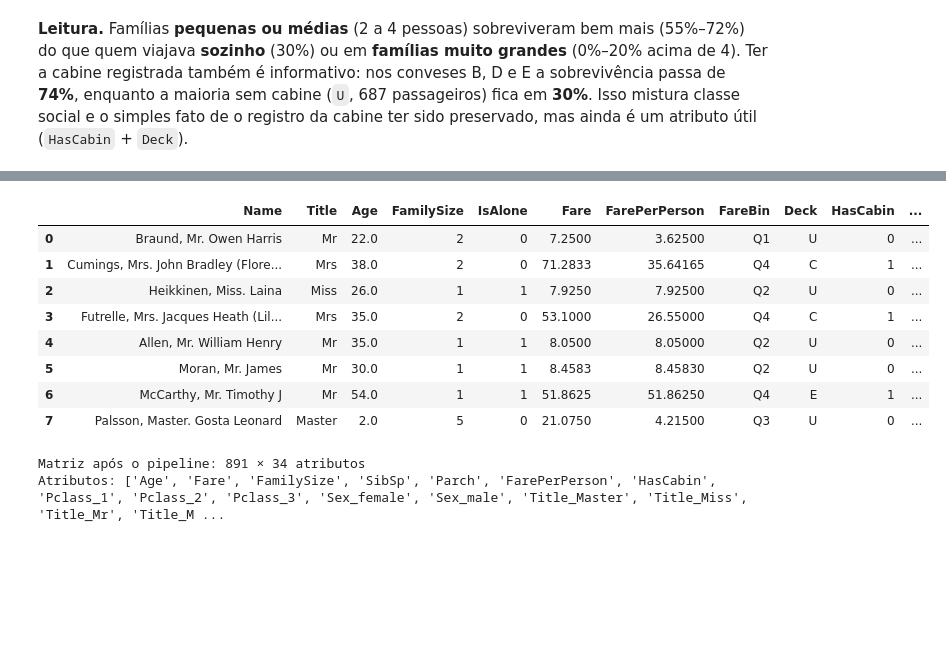
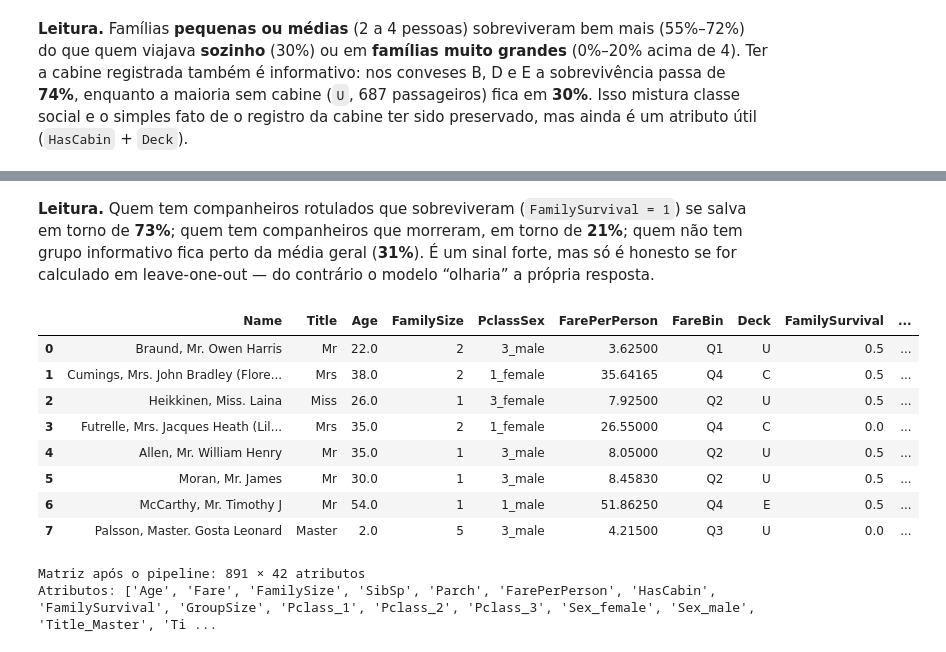
Before and after one commit to vinibrum10/kaggle-titanic, a Jupyter notebook: notebooks/titanic.ipynb, the cells around one changed output, grey strips where cells are left out. Saved outputs shown, nothing was run; the diff lists cells and outputs as text; code cells hidden in the pictures; blank space fills up the shorter version.

```diff
--- a/notebooks/titanic.ipynb
+++ b/notebooks/titanic.ipynb
@@ -300,0 +304,38 @@ Em seguida um `ColumnTransformer` padroniza as variáveis numéricas e aplica *o
+# %%
+engineer = TitanicFeatureEngineer(passenger_pool=pool).fit(X, y)
+feat_train = engineer.transform(X)
+feat_train["Survived"] = y.values
+
+fig, ax = plt.subplots(figsize=(8, 4.2))
+ordem = [0.0, 0.5, 1.0]
+rotulos = {
+    0.0: "0 — o grupo morreu",
+    0.5: "0,5 — sem companheiros rotulados",
+    1.0: "1 — alguém do grupo sobreviveu",
+}
+grupo = (
+    feat_train.groupby("FamilySurvival")["Survived"]
+    .agg(taxa="mean", n="count")
+    .reindex(ordem)
+)
+cores = [COR_DIED, COR_ACCENT, COR_SURV]
+ax.bar([rotulos[v] for v in ordem], grupo["taxa"], color=cores, width=0.6)
+ax.set_ylim(0, 1)
+ax.set_ylabel("Taxa de sobrevivência (treino, leave-one-out)")
+ax.set_title("FamilySurvival e a sobrevivência real")
+for i, v in enumerate(ordem):
+    ax.text(
+        i,
+        grupo.loc[v, "taxa"] + 0.03,
+        f"{grupo.loc[v, 'taxa']:.1%}\n(n={int(grupo.loc[v, 'n'])})",
+        ha="center",
+        va="bottom",
+    )
+fig.tight_layout()
+plt.show()
+
+print(
+    "Tamanho do grupo (treino): "
+    f"média {feat_train['GroupSize'].mean():.2f}, "
+    f"máximo {int(feat_train['GroupSize'].max())}"
+)
@@ -301,27 +345,28 @@ Em seguida um `ColumnTransformer` padroniza as variáveis numéricas e aplica *o
+# %% [markdown]
+**Leitura.** Quem tem companheiros rotulados que sobreviveram (`FamilySurvival = 1`) se salva em torno de **73%**; quem tem companheiros que morreram, em torno de **21%**; quem não tem grupo informativo fica perto da média geral (**31%**). É um sinal forte, mas só é honesto se for calculado em leave-one-out — do contrário o modelo “olharia” a própria resposta.
 # %%
-engineer = TitanicFeatureEngineer().fit(X, y)
 exemplo = engineer.transform(X.head(8))[
     [
-        "Name", "Title", "Age", "FamilySize", "IsAlone",
-        "Fare", "FarePerPerson", "FareBin", "Deck", "HasCabin", "Embarked",
+        "Name", "Title", "Age", "FamilySize", "PclassSex",
+        "FarePerPerson", "FareBin", "Deck", "FamilySurvival", "GroupSize",
     ]
 ]
 display(exemplo)
 
-prep = build_preprocessor()
+prep = build_preprocessor(passenger_pool=pool)
 Xt = prep.fit_transform(X, y)
 nomes = prep.named_steps["preprocess"].get_feature_names_out()
 print(f"Matriz após o pipeline: {Xt.shape[0]} × {Xt.shape[1]} atributos")
 print("Atributos:", list(nomes))
 # %% [output]
-|  | Name | Title | Age | FamilySize | IsAlone | Fare | FarePerPerson | FareBin | Deck | HasCabin | ... |
-| 0 | Braund, Mr. Owen Harris | Mr | 22.0 | 2 | 0 | 7.2500 | 3.62500 | Q1 | U | 0 | ... |
-| 1 | Cumings, Mrs. John Bradley (Flore... | Mrs | 38.0 | 2 | 0 | 71.2833 | 35.64165 | Q4 | C | 1 | ... |
-| 2 | Heikkinen, Miss. Laina | Miss | 26.0 | 1 | 1 | 7.9250 | 7.92500 | Q2 | U | 0 | ... |
-| 3 | Futrelle, Mrs. Jacques Heath (Lil... | Mrs | 35.0 | 2 | 0 | 53.1000 | 26.55000 | Q4 | C | 1 | ... |
-| 4 | Allen, Mr. William Henry | Mr | 35.0 | 1 | 1 | 8.0500 | 8.05000 | Q2 | U | 0 | ... |
-| 5 | Moran, Mr. James | Mr | 30.0 | 1 | 1 | 8.4583 | 8.45830 | Q2 | U | 0 | ... |
-| 6 | McCarthy, Mr. Timothy J | Mr | 54.0 | 1 | 1 | 51.8625 | 51.86250 | Q4 | E | 1 | ... |
-| 7 | Palsson, Master. Gosta Leonard | Master | 2.0 | 5 | 0 | 21.0750 | 4.21500 | Q3 | U | 0 | ... |
+|  | Name | Title | Age | FamilySize | PclassSex | FarePerPerson | FareBin | Deck | FamilySurvival | ... |
+| 0 | Braund, Mr. Owen Harris | Mr | 22.0 | 2 | 3_male | 3.62500 | Q1 | U | 0.5 | ... |
+| 1 | Cumings, Mrs. John Bradley (Flore... | Mrs | 38.0 | 2 | 1_female | 35.64165 | Q4 | C | 0.5 | ... |
+| 2 | Heikkinen, Miss. Laina | Miss | 26.0 | 1 | 3_female | 7.92500 | Q2 | U | 0.5 | ... |
+| 3 | Futrelle, Mrs. Jacques Heath (Lil... | Mrs | 35.0 | 2 | 1_female | 26.55000 | Q4 | C | 0.0 | ... |
+| 4 | Allen, Mr. William Henry | Mr | 35.0 | 1 | 3_male | 8.05000 | Q2 | U | 0.5 | ... |
+| 5 | Moran, Mr. James | Mr | 30.0 | 1 | 3_male | 8.45830 | Q2 | U | 0.5 | ... |
+| 6 | McCarthy, Mr. Timothy J | Mr | 54.0 | 1 | 1_male | 51.86250 | Q4 | E | 0.5 | ... |
+| 7 | Palsson, Master. Gosta Leonard | Master | 2.0 | 5 | 3_male | 4.21500 | Q3 | U | 0.0 | ... |
-Matriz após o pipeline: 891 × 34 atributos
-Atributos: ['Age', 'Fare', 'FamilySize', 'SibSp', 'Parch', 'FarePerPerson', 'HasCabin', 'Pclass_1', 'Pclass_2', 'Pclass_3', 'Sex_female', 'Sex_male', 'Title_Master', 'Title_Miss', 'Title_Mr', 'Title_M ...
+Matriz após o pipeline: 891 × 42 atributos
+Atributos: ['Age', 'Fare', 'FamilySize', 'SibSp', 'Parch', 'FarePerPerson', 'HasCabin', 'FamilySurvival', 'GroupSize', 'Pclass_1', 'Pclass_2', 'Pclass_3', 'Sex_female', 'Sex_male', 'Title_Master', 'Ti ...
```
Also changed, not shown: parts of 19 cells of this notebook.
